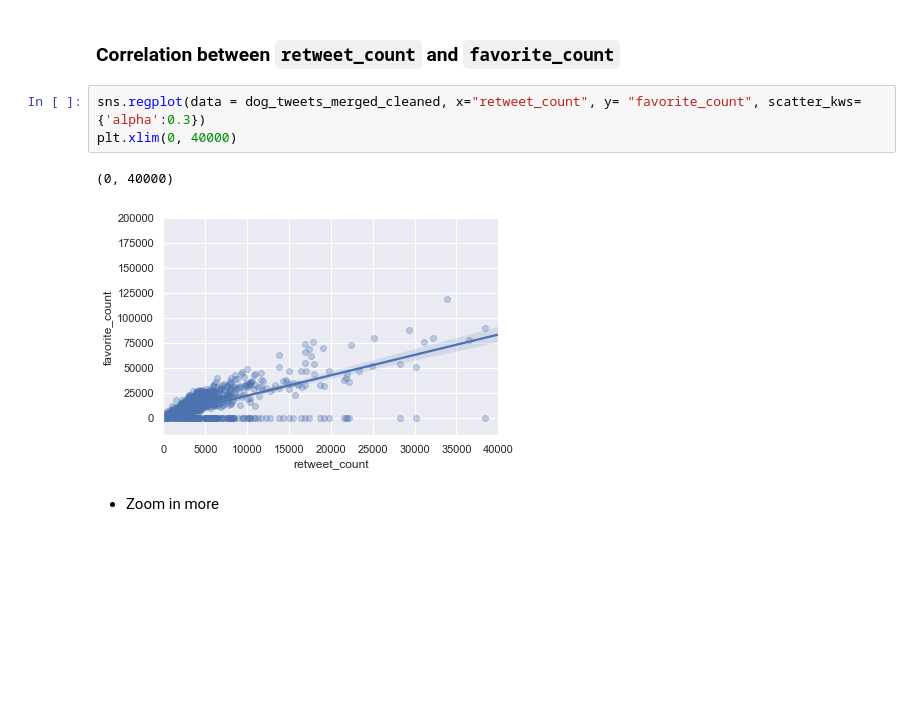
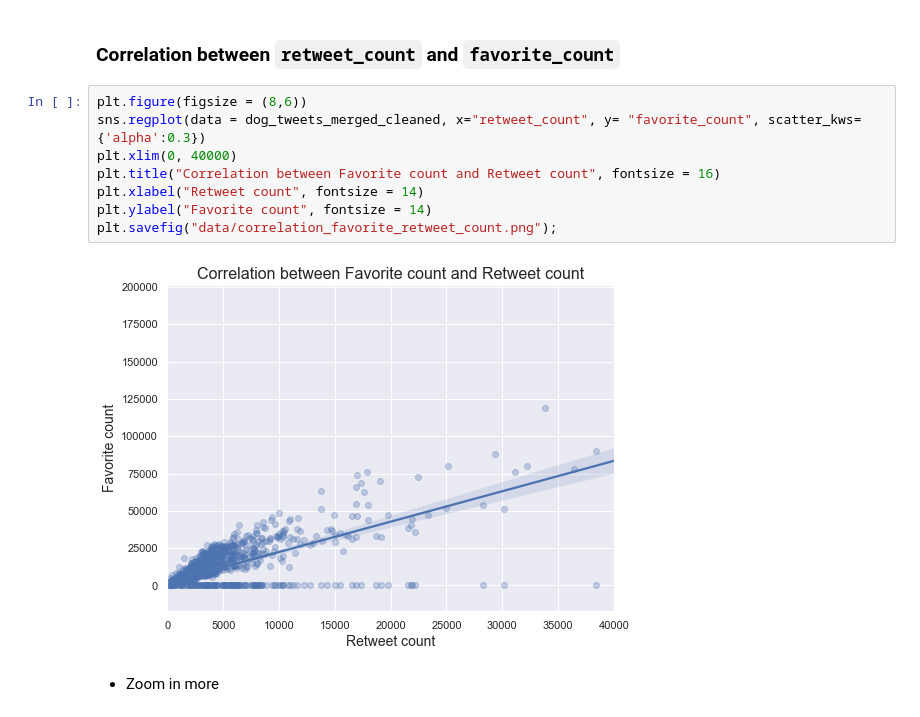
Before and after one commit to purvil/WeRateDogs, a Jupyter notebook: wrangle_act.ipynb, the cells around one changed output. Cells and saved outputs as stored; diff of their text form; blank space fills up the shorter version.

Commit message:
Conducted exploratory data analysis. Corrected image labels. Saved created images.

```diff
--- a/wrangle_act.ipynb
+++ b/wrangle_act.ipynb
@@ -1034,11 +1034,15 @@ Text(0.5, 1.0, 'The Distribution of Tweet Source')
 # %% [markdown]
 ### Correlation between `retweet_count` and `favorite_count`
 # %%
+plt.figure(figsize = (8,6))
 sns.regplot(data = dog_tweets_merged_cleaned, x="retweet_count", y= "favorite_count", scatter_kws={'alpha':0.3})
 plt.xlim(0, 40000)
+plt.title("Correlation between Favorite count and Retweet count", fontsize = 16)
+plt.xlabel("Retweet count", fontsize = 14)
+plt.ylabel("Favorite count", fontsize = 14)
+plt.savefig("data/correlation_favorite_retweet_count.png");
 # %% [output]
-(0, 40000)
-[figure, old version]
+[figure, new version]
 # %% [markdown]
 * Zoom in more
 # %%
```
Also changed, not shown: parts of 6 cells of this notebook, 6 other files.
